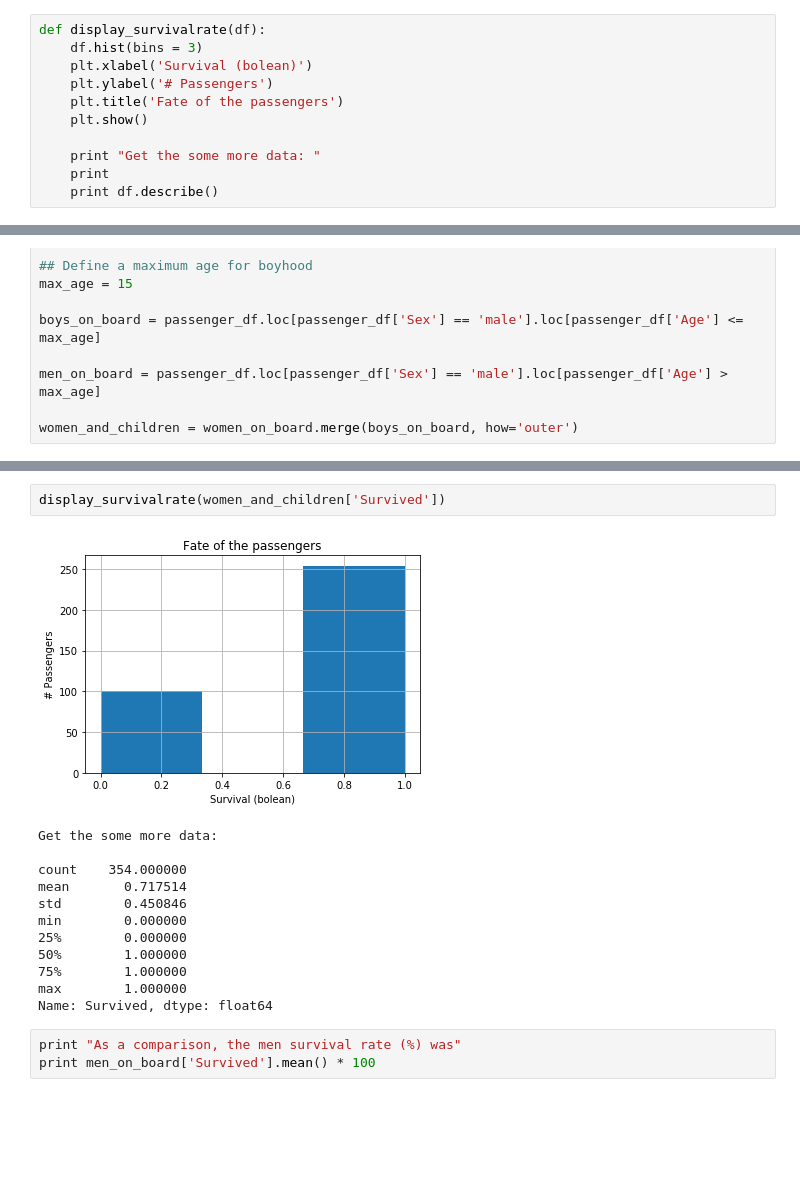
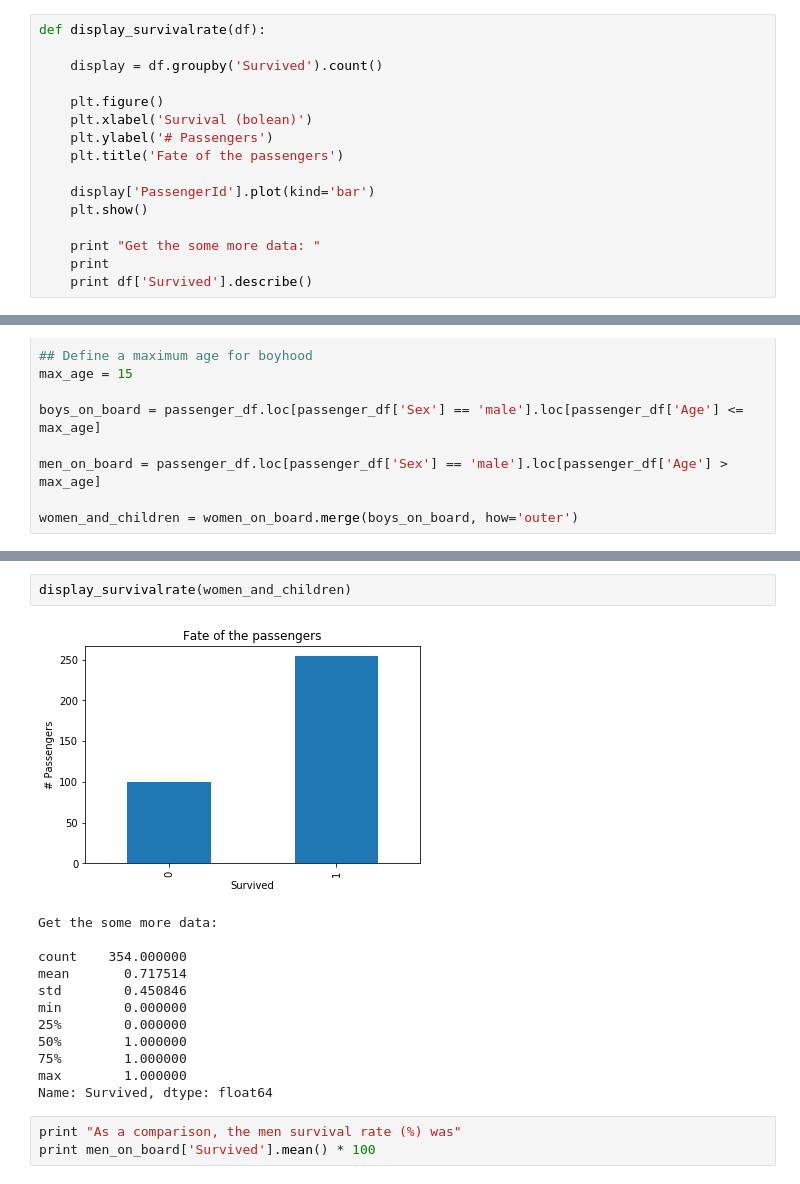
Before and after one commit to guillaumesimler/nanodap1, a Jupyter notebook: Titanic Data - DAND Project 1.ipynb, the cells around one changed output, grey strips where cells are left out. Drawn from its saved outputs; the diff is of its cells as text; blank space fills up the shorter version.

Commit message:
Update Visualization

```diff
--- a/Titanic Data - DAND Project 1.ipynb
+++ b/Titanic Data - DAND Project 1.ipynb
@@ -229,12 +229,17 @@ High survival factors are **not**:
 #### 3.2.1. Generic question: What was the overall survival rates?
 # %%
 def display_survivalrate(df):
-    df.hist(bins = 3)
+
+    display = df.groupby('Survived').count()
+
+    plt.figure()
     plt.xlabel('Survival (bolean)')
     plt.ylabel('# Passengers')
     plt.title('Fate of the passengers')
+
+    display['PassengerId'].plot(kind='bar')
     plt.show()
 
     print "Get the some more data: "
     print
-    print df.describe()
+    print df['Survived'].describe()
@@ -310,9 +325,9 @@ women_and_children.head(10)
 | 8 | 16 | 1 | 2 | Hewlett, Mrs. (Mary D Kingcome) | female | 55.0 | 0 | 0 | 248706 | 16.0000 | ... |
 | 9 | 19 | 0 | 3 | Vander Planke, Mrs. Julius (Emeli... | female | 31.0 | 1 | 0 | 345763 | 18.0000 | ... |
 # %%
-display_survivalrate(women_and_children['Survived'])
+display_survivalrate(women_and_children)
 # %% [output]
-[figure, old version]
+[figure, new version]
 Get the some more data:
 
 count    354.000000
```
Also changed, not shown: parts of 5 cells of this notebook, 1 other file.
